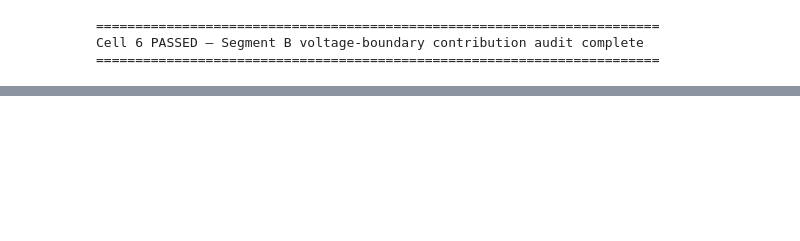
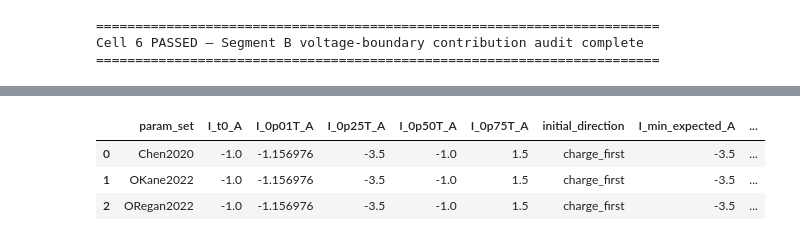
Before and after one commit to jiaxingLu/pybamm-dcac-superimposed, a Jupyter notebook: notebooks/24_day20_pybamm_full_protocol_segmented_audit.ipynb, the cells around one changed output, grey strips where cells are left out. Drawn from its saved outputs; the diff is of its cells as text; code cells hidden in the pictures; blank space fills up the shorter version.

```diff
--- a/notebooks/24_day20_pybamm_full_protocol_segmented_audit.ipynb
+++ b/notebooks/24_day20_pybamm_full_protocol_segmented_audit.ipynb
@@ -2076,0 +5066,42 @@ KeyError: 'Q_to_Vmax_shift_pct_nom'
+# %%
+# Phase / current sanity check before Cell 12
+
+design_check = pd.read_csv(DATA / "day20B_step0_full_protocol_design.csv")
+
+dcac = design_check[design_check["arm"].eq("DCAC_full_protocol")].copy()
+
+rows = []
+
+for _, r in dcac.iterrows():
+    I_DC = float(r["I_DC_A"])
+    I_AC = float(r["I_AC_A"])
+    f = float(r["f_Hz"])
+    T = float(r["T_period_s"])
+
+    t_probe = np.array([0.0, 0.01 * T, 0.25 * T, 0.50 * T, 0.75 * T])
+    I_probe = -I_DC - I_AC * np.sin(2 * np.pi * f * t_probe)
+
+    rows.append({
+        "param_set": r["param_set"],
+        "I_t0_A": I_probe[0],
+        "I_0p01T_A": I_probe[1],
+        "I_0p25T_A": I_probe[2],
+        "I_0p50T_A": I_probe[3],
+        "I_0p75T_A": I_probe[4],
+        "initial_direction": "charge_first" if I_probe[1] < I_probe[0] else "not_charge_first",
+        "I_min_expected_A": -I_DC - I_AC,
+        "I_max_expected_A": -I_DC + I_AC,
+        "peak_charge_C": float(r["peak_charge_C"]),
+        "peak_discharge_C": float(r["peak_discharge_C"]),
+    })
+
+phase_check = pd.DataFrame(rows)
+display(phase_check)
+
+assert (phase_check["initial_direction"] == "charge_first").all()
+assert (phase_check["peak_charge_C"] <= 1.0 + 1e-12).all()
+# %% [output]
+|  | param_set | I_t0_A | I_0p01T_A | I_0p25T_A | I_0p50T_A | I_0p75T_A | initial_direction | I_min_expected_A | ... |
+| 0 | Chen2020 | -1.0 | -1.156976 | -3.5 | -1.0 | 1.5 | charge_first | -3.5 | ... |
+| 1 | OKane2022 | -1.0 | -1.156976 | -3.5 | -1.0 | 1.5 | charge_first | -3.5 | ... |
+| 2 | ORegan2022 | -1.0 | -1.156976 | -3.5 | -1.0 | 1.5 | charge_first | -3.5 | ... |
```
Also changed, not shown: parts of 12 cells of this notebook, 21 other files.
